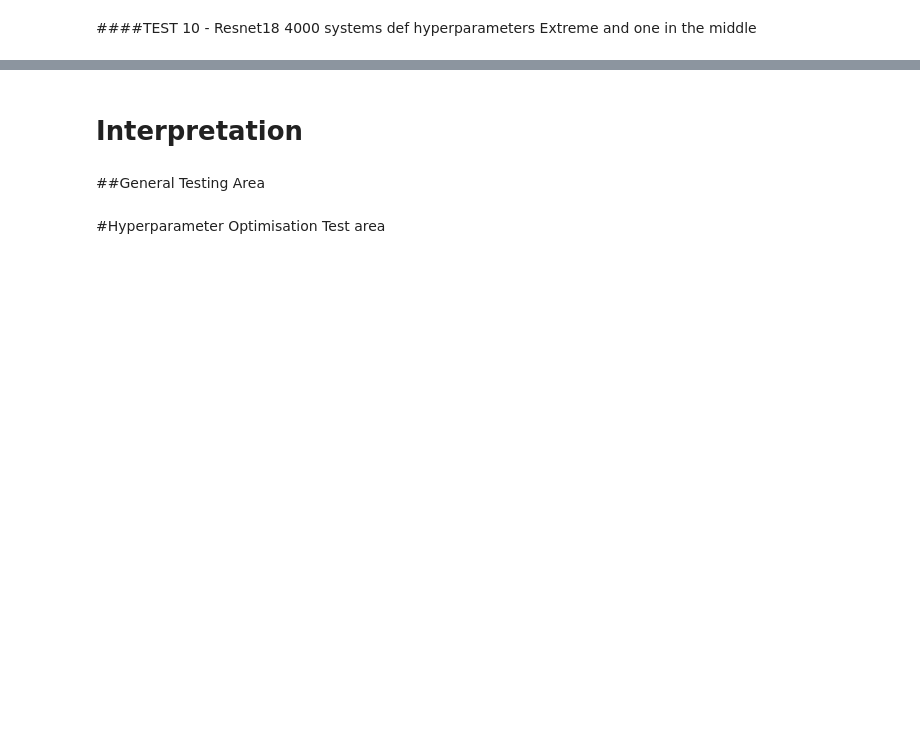
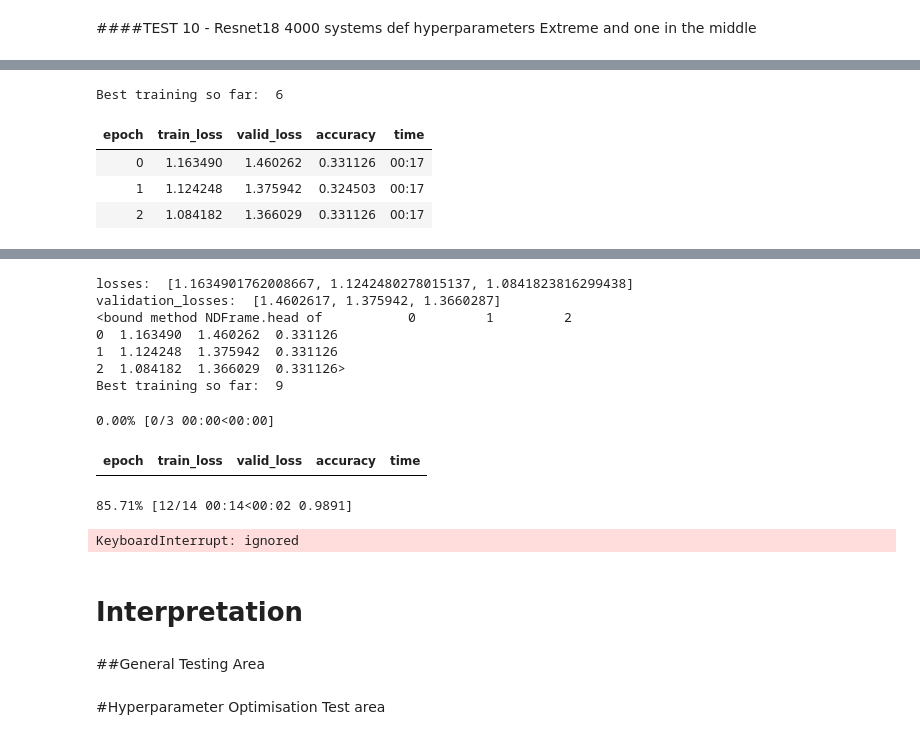
Before and after one commit to XateroX/MachineLearning-3DAnderson, a Jupyter notebook: GColab_AM_Train_3D_FastAI.ipynb, the cells around one changed output, grey strips where cells are left out. Cells and saved outputs as stored; diff of their text form; code cells hidden in the pictures; blank space fills up the shorter version.

```diff
--- a/GColab_AM_Train_3D_FastAI.ipynb
+++ b/GColab_AM_Train_3D_FastAI.ipynb
@@ -1215,3 +1300,8 @@ W18.0-4000data_seed1111.csv
 # %%
-results = train_max_epochs(100,lr=0.3, epoch_chunk=10)
-local_tests["TEST 10"] = [results[0],results[1],results[2]]
+results = train_max_epochs(30,lr=0.4, epoch_chunk=3, csv_name="TEST 10 Results")
+# %% [output]
+Best training so far:  6
+| epoch | train_loss | valid_loss | accuracy | time |
+| 0 | 1.163490 | 1.460262 | 0.331126 | 00:17 |
+| 1 | 1.124248 | 1.375942 | 0.324503 | 00:17 |
+| 2 | 1.084182 | 1.366029 | 0.331126 | 00:17 |
@@ -1217,0 +1310,11 @@ local_tests["TEST 10"] = [results[0],results[1],results[2]]
+losses:  [1.1634901762008667, 1.1242480278015137, 1.0841823816299438]
+validation_losses:  [1.4602617, 1.375942, 1.3660287]
+<bound method NDFrame.head of           0         1         2
+0  1.163490  1.460262  0.331126
+1  1.124248  1.375942  0.331126
+2  1.084182  1.366029  0.331126>
+Best training so far:  9
+0.00% [0/3 00:00<00:00]
+| epoch | train_loss | valid_loss | accuracy | time |
+85.71% [12/14 00:14<00:02 0.9891]
+KeyboardInterrupt: ignored
```
Also changed, not shown: parts of 14 cells of this notebook.
